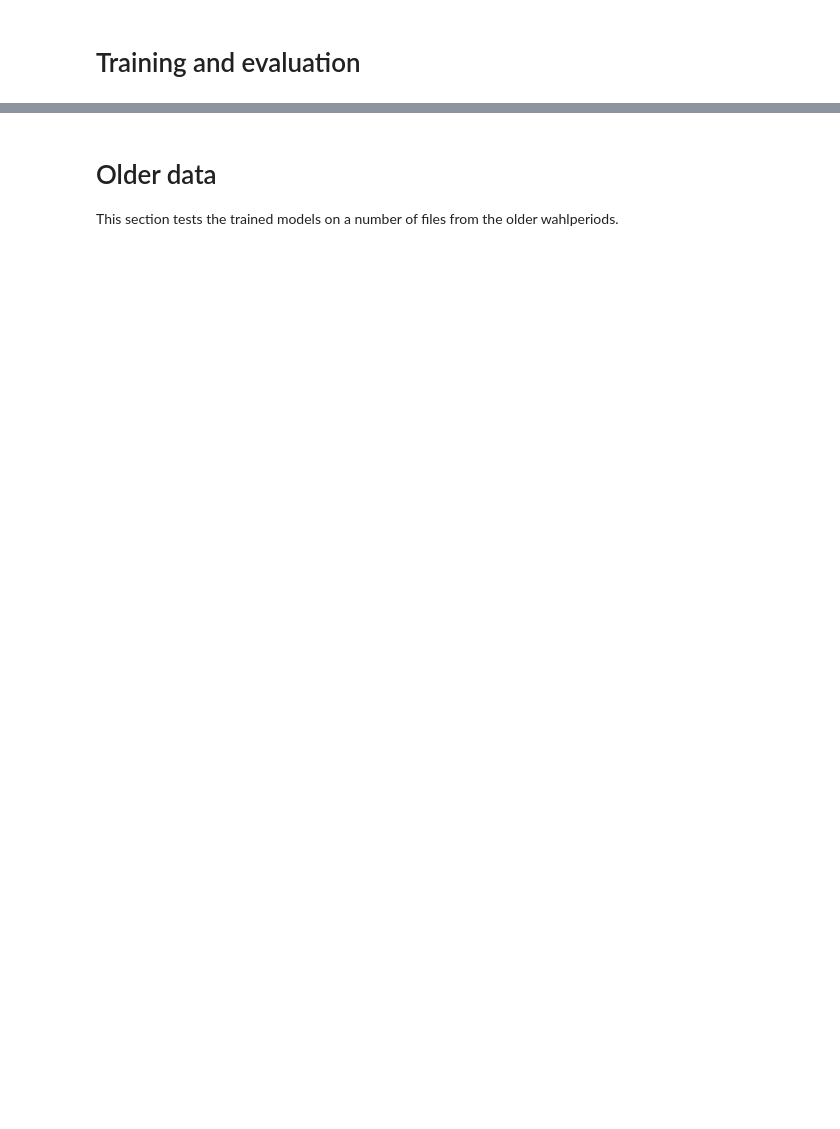
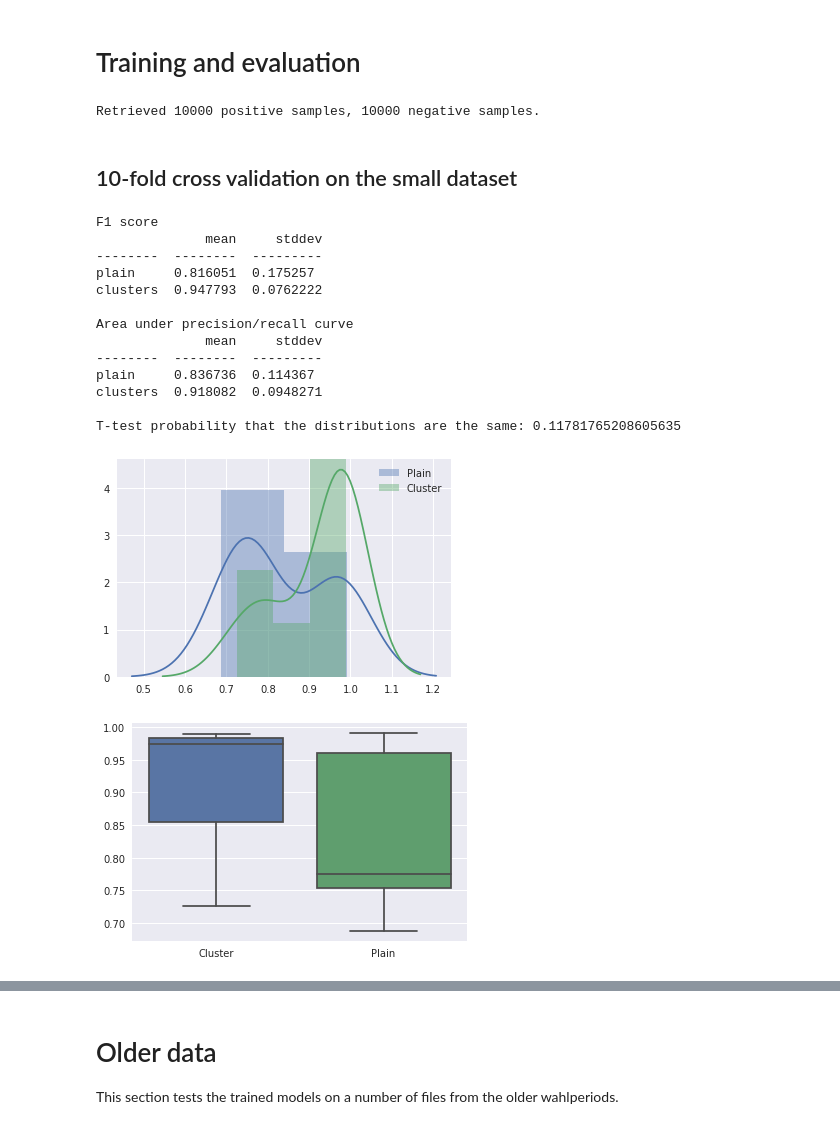
Before and after one commit to maarten990/masterthesis, a Jupyter notebook: experiments.ipynb, the cells around one changed output, grey strips where cells are left out. Saved outputs shown, nothing was run; the diff lists cells and outputs as text; code cells hidden in the pictures; blank space fills up the shorter version.

Commit message:
add k-fold function, update notebook

```diff
--- a/experiments.ipynb
+++ b/experiments.ipynb
@@ -52,0 +41,8 @@ medium_dataset = data.GermanDatasetInMemory(files, num_clusters, 500, 5000, 3, 0
+# %%
+num_clusters = 5
+
+files = [f'../clusterlabeled-{num_clusters}/18{i:03d}.xml' for i in range(1, 20) if i not in [8, 12]]
+test_files = [f'../clusterlabeled-{num_clusters}/18{i:03d}.xml' for i in [21, 22, 23, 24]]
+source_dataset = data.GermanDataset(files, num_clusters, 10000, 10000, 3, 1)
+# %% [output]
+Retrieved 10000 positive samples, 10000 negative samples.
@@ -52,0 +51,16 @@ medium_dataset = data.GermanDatasetInMemory(files, num_clusters, 500, 5000, 3, 0
+# %%
+small_dataset = source_dataset.split((200, 200))
+medium_dataset = source_dataset.split((600, 600))
+large_dataset = source_dataset.split((1200, 1200))
+# %%
+params = train.CNNParams(
+    embed_size=300,
+    dropout=0.50,
+    epochs=50,
+    num_filters=100,
+    kernel_size=3,
+    num_layers=1
+)
+optimizer = lambda p: torch.optim.Adadelta(p, weight_decay=1e-4)
+# %% [markdown]
+## 10-fold cross validation on the small dataset
@@ -52,0 +90,48 @@ medium_dataset = data.GermanDatasetInMemory(files, num_clusters, 500, 5000, 3, 0
+# %%
+import matplotlib.pyplot as plt
+import numpy as np
+import pandas as pd
+import scipy
+import seaborn as sns
+from tabulate import tabulate
+
+print('F1 score')
+print(tabulate([['plain', np.mean(f1_scores_plain), np.std(f1_scores_plain)],
+                ['clusters', np.mean(f1_scores_cluster), np.std(f1_scores_cluster)]],
+               headers=['', 'mean', 'stddev']))
+
+print()
+print('Area under precision/recall curve')
+print(tabulate([['plain', np.mean(aoc_scores_plain), np.std(aoc_scores_plain)],
+                ['clusters', np.mean(aoc_scores_cluster), np.std(aoc_scores_cluster)]],
+               headers=['', 'mean', 'stddev']))
+
+print()
+p = scipy.stats.ttest_ind(aoc_scores_plain, aoc_scores_cluster)
+print(f'T-test probability that the distributions are the same: {p.pvalue}')
+
+df = pd.DataFrame({'Plain': aoc_scores_plain, 'Cluster': aoc_scores_cluster})
+
+sns.distplot(aoc_scores_plain, label='Plain')
+sns.distplot(aoc_scores_cluster, label='Cluster')
+
+plt.legend()
+
+plt.figure()
+sns.boxplot(data=df);
+# %% [output]
+F1 score
+              mean     stddev
+--------  --------  ---------
+plain     0.816051  0.175257
+clusters  0.947793  0.0762222
+
+Area under precision/recall curve
+              mean     stddev
+--------  --------  ---------
+plain     0.836736  0.114367
+clusters  0.918082  0.0948271
+
+T-test probability that the distributions are the same: 0.11781765208605635
+[figure, added]
+[figure, added]
```
Also changed, not shown: parts of 18 cells of this notebook, 3 other files.
